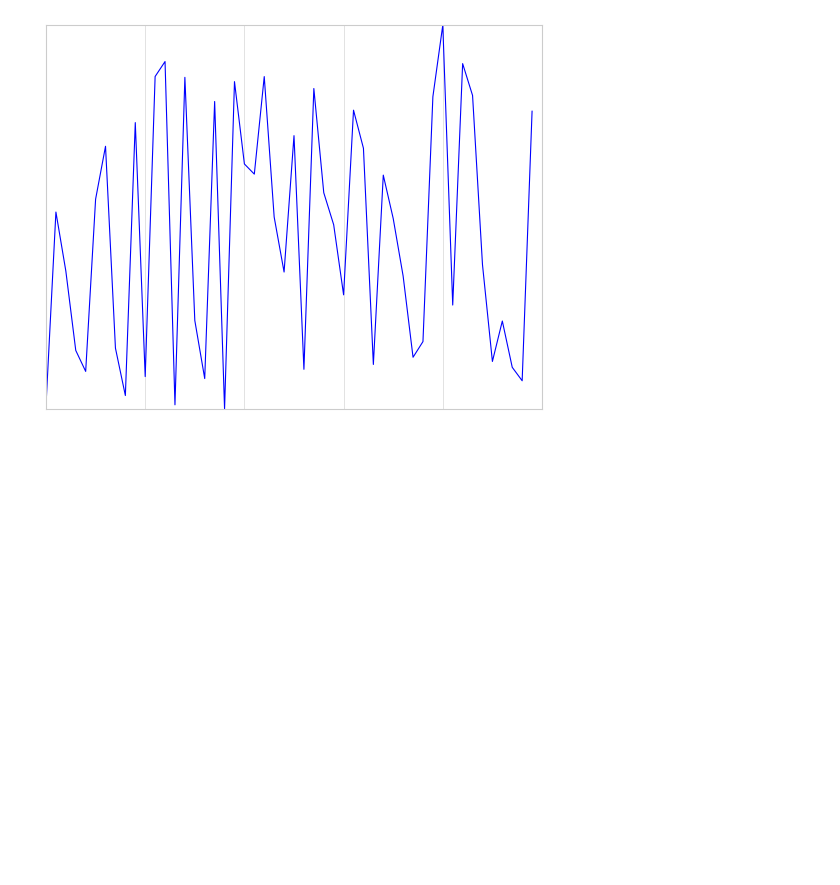
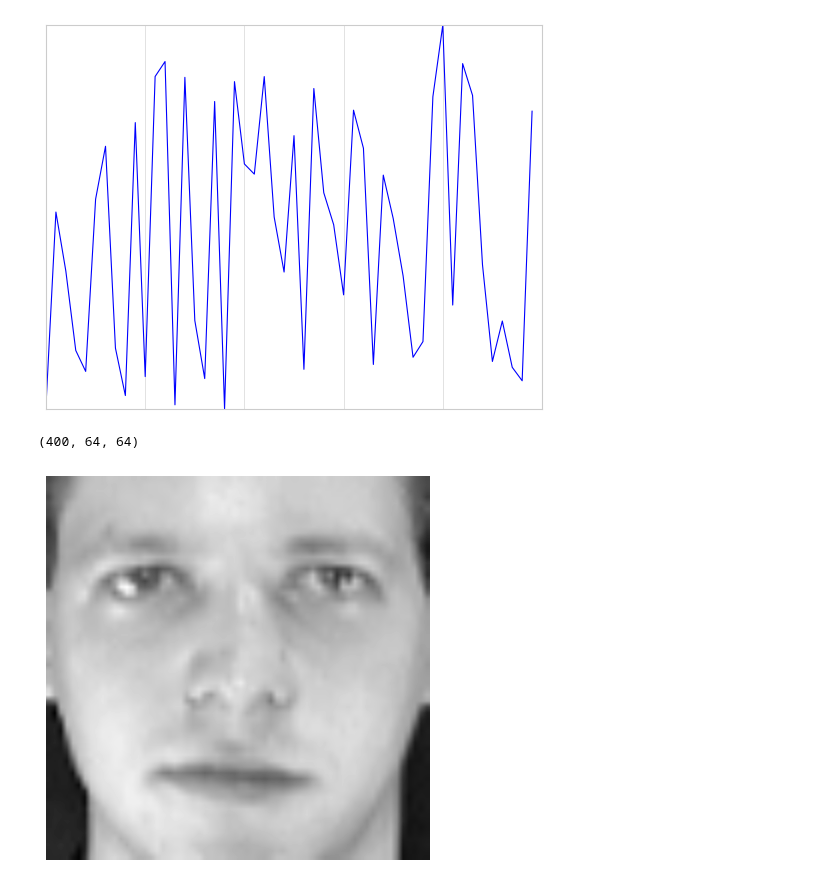
Before and after one commit to hexu1985/python-data-science-examples, a Jupyter notebook: Python.Data.Science.Handbook/code/chapter-04/chapter04.ipynb, the cells around one changed output. Cells and saved outputs as stored; diff of their text form; code cells hidden in the pictures; blank space fills up the shorter version.

Commit message:
update Python.Data.Science.Handbook/code/chapter04.ipynb

```diff
--- a/Python.Data.Science.Handbook/code/chapter-04/chapter04.ipynb
+++ b/Python.Data.Science.Handbook/code/chapter-04/chapter04.ipynb
@@ -1018,4 +1018,31 @@ ax.xaxis.set_major_formatter(plt.NullFormatter())
 plt.show()
 # %% [output]
 [figure]
+# %%
+import numpy as np
+from scipy.io import loadmat
+
+# 加载 .mat 文件
+data = loadmat("data/olivettifaces.mat")  # 替换为你的文件路径
+
+# Olivetti 数据集的格式通常是 'faces' 或 'data'
+faces = data['faces'].T # 可能需要转置，取决于文件结构
+
+# 调整形状为 (n_samples, height, width)
+n_samples, n_features = faces.shape
+height, width = 64, 64  # Olivetti 图像默认是 64x64
+faces_images = faces.reshape(n_samples, height, width)
+
+# 现在 faces_images 的格式和 fetch_olivetti_faces().images 一致
+print(faces_images.shape)  # 应该输出 (400, 64, 64)
+# %% [output]
+(400, 64, 64)
+# %%
+import matplotlib.pyplot as plt
+
+plt.imshow(faces_images[0].T, cmap='gray')
+plt.axis('off')
+plt.show()
+# %% [output]
+[figure, added]
 # %%
```
Also changed, not shown: parts of 1 cell of this notebook.
